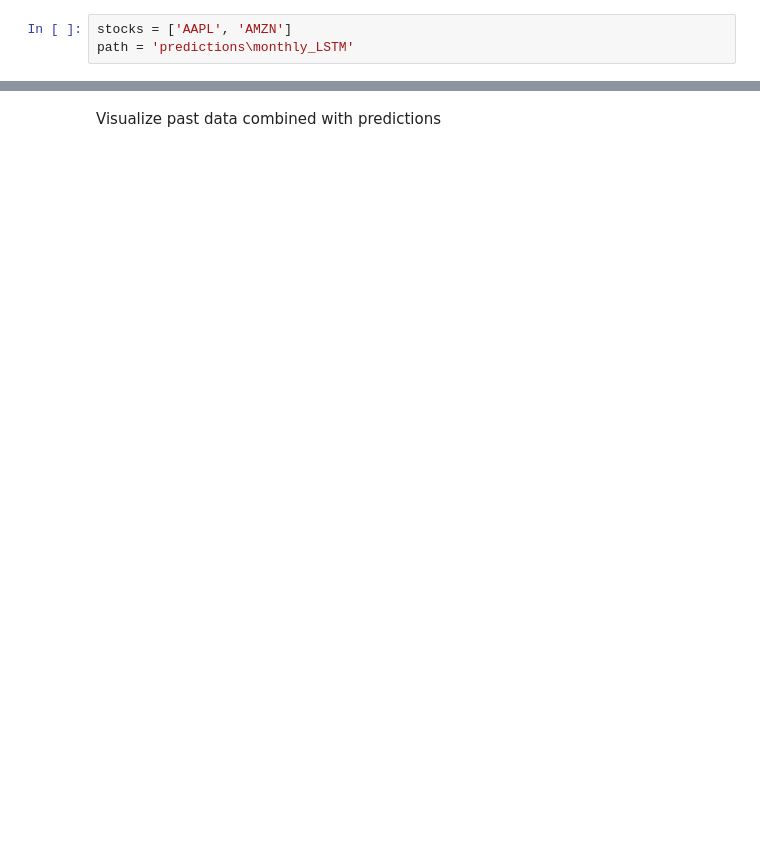
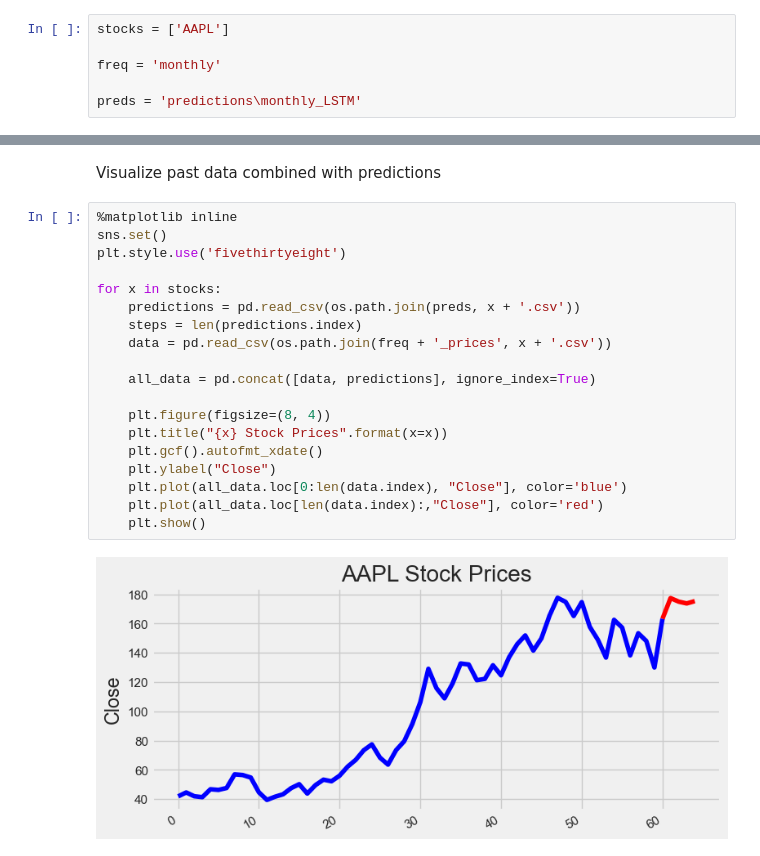
Before and after one commit to zapulam/StockPredictor, a Jupyter notebook: visualize.ipynb, the cells around one changed output, grey strips where cells are left out. Drawn from its saved outputs; the diff is of its cells as text; blank space fills up the shorter version.

Commit message:
update visualize notebook

```diff
--- a/visualize.ipynb
+++ b/visualize.ipynb
@@ -13,6 +13,9 @@ Select stocks to visualize and predictions path if desired
 # %%
-stocks = ['AAPL', 'AMZN']
-path = 'predictions\monthly_LSTM'
+stocks = ['AAPL']
+
+freq = 'monthly'
+
+preds = 'predictions\monthly_LSTM'
 # %% [markdown]
 Visualize current stock prices over the past 5 year
 # %%
@@ -38,2 +40,23 @@ for x in stocks:
 # %% [markdown]
 Visualize past data combined with predictions
+# %%
+%matplotlib inline
+sns.set()
+plt.style.use('fivethirtyeight')
+
+for x in stocks:
+    predictions = pd.read_csv(os.path.join(preds, x + '.csv'))
+    steps = len(predictions.index)
+    data = pd.read_csv(os.path.join(freq + '_prices', x + '.csv'))
+
+    all_data = pd.concat([data, predictions], ignore_index=True)
+
+    plt.figure(figsize=(8, 4))
+    plt.title("{x} Stock Prices".format(x=x))
+    plt.gcf().autofmt_xdate()
+    plt.ylabel("Close")
+    plt.plot(all_data.loc[0:len(data.index), "Close"], color='blue')
+    plt.plot(all_data.loc[len(data.index):,"Close"], color='red')
+    plt.show()
+# %% [output]
+[figure, added]
```
Also changed, not shown: parts of 3 cells of this notebook.
